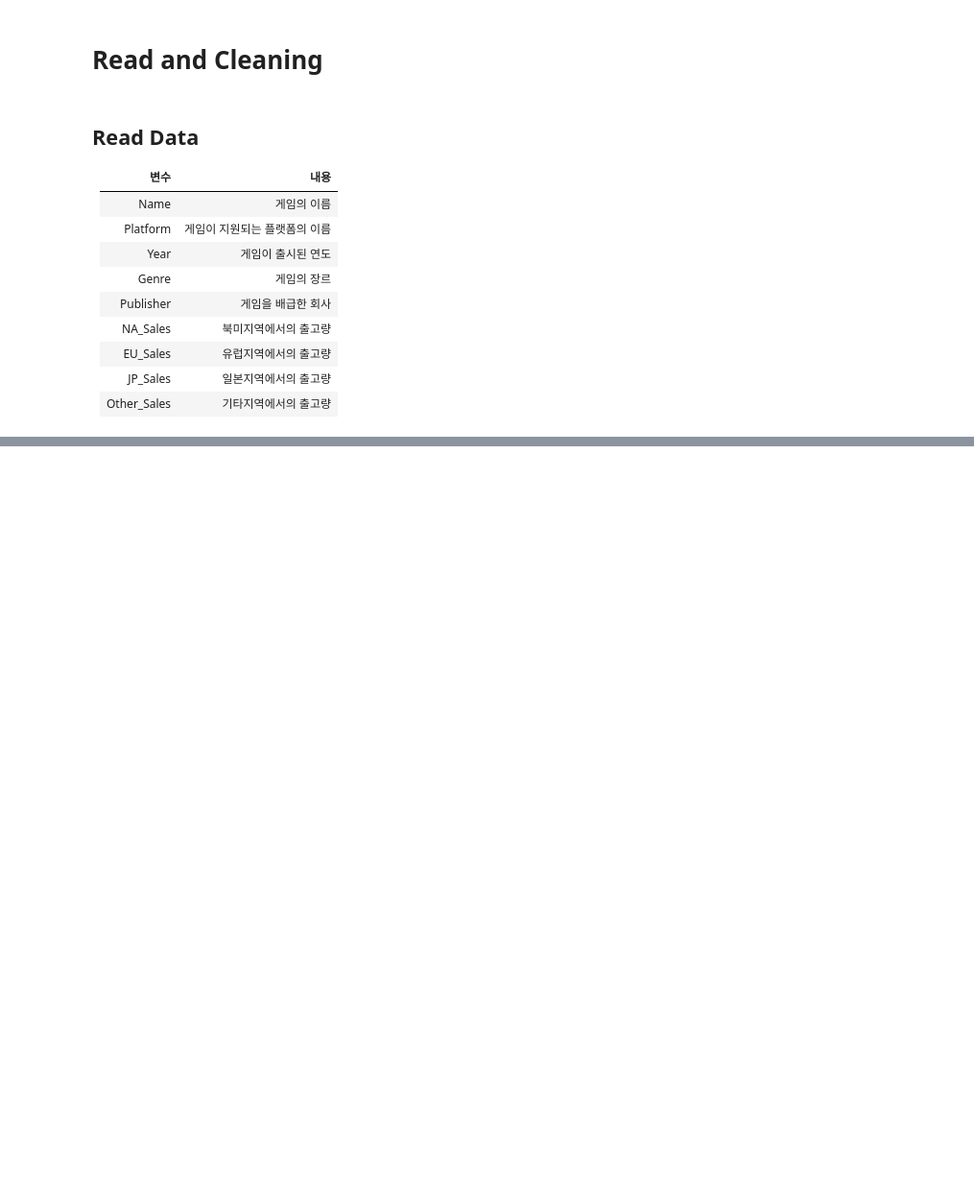
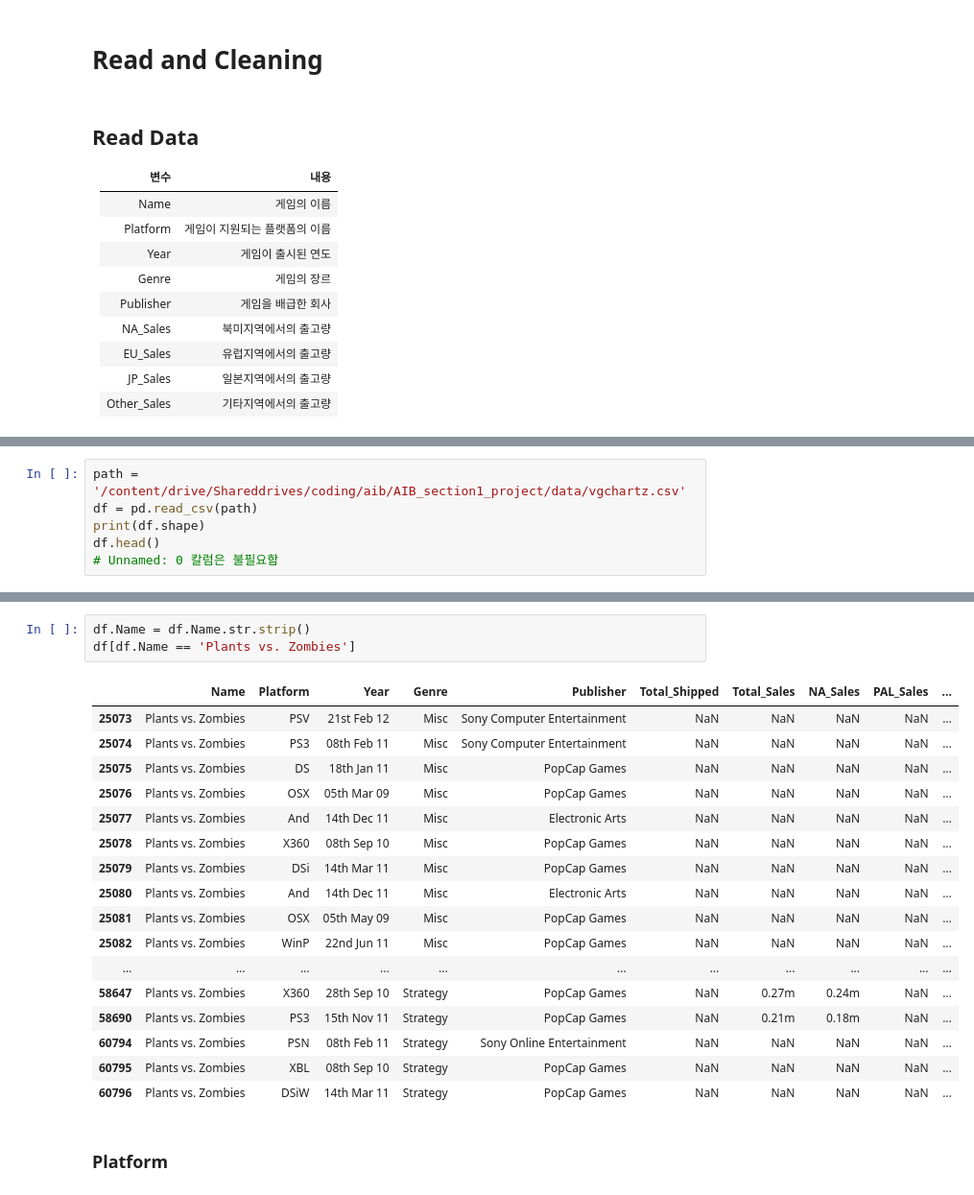
Before and after one commit to leeyeonjun85/AIB_Section_1_Project, a Jupyter notebook: EDA.ipynb, the cells around one changed output, grey strips where cells are left out. Shown at 96% size. Saved outputs shown, nothing was run; the diff lists cells and outputs as text; blank space fills up the shorter version.

```diff
--- a/EDA.ipynb
+++ b/EDA.ipynb
@@ -216,0 +96,6 @@ IntCastingNaNError: ignored
+# %%
+path = '/content/drive/Shareddrives/coding/aib/AIB_section1_project/data/vgchartz.csv'
+df = pd.read_csv(path)
+print(df.shape)
+df.head()
+# Unnamed: 0 칼럼은 불필요함
@@ -216,0 +165,23 @@ IntCastingNaNError: ignored
+# %%
+df.Name = df.Name.str.strip()
+df[df.Name == 'Plants vs. Zombies']
+# %% [output]
+|  | Name | Platform | Year | Genre | Publisher | Total_Shipped | Total_Sales | NA_Sales | PAL_Sales | ... |
+| 25073 | Plants vs. Zombies | PSV | 21st Feb 12 | Misc | Sony Computer Entertainment | NaN | NaN | NaN | NaN | ... |
+| 25074 | Plants vs. Zombies | PS3 | 08th Feb 11 | Misc | Sony Computer Entertainment | NaN | NaN | NaN | NaN | ... |
+| 25075 | Plants vs. Zombies | DS | 18th Jan 11 | Misc | PopCap Games | NaN | NaN | NaN | NaN | ... |
+| 25076 | Plants vs. Zombies | OSX | 05th Mar 09 | Misc | PopCap Games | NaN | NaN | NaN | NaN | ... |
+| 25077 | Plants vs. Zombies | And | 14th Dec 11 | Misc | Electronic Arts | NaN | NaN | NaN | NaN | ... |
+| 25078 | Plants vs. Zombies | X360 | 08th Sep 10 | Misc | PopCap Games | NaN | NaN | NaN | NaN | ... |
+| 25079 | Plants vs. Zombies | DSi | 14th Mar 11 | Misc | PopCap Games | NaN | NaN | NaN | NaN | ... |
+| 25080 | Plants vs. Zombies | And | 14th Dec 11 | Misc | Electronic Arts | NaN | NaN | NaN | NaN | ... |
+| 25081 | Plants vs. Zombies | OSX | 05th May 09 | Misc | PopCap Games | NaN | NaN | NaN | NaN | ... |
+| 25082 | Plants vs. Zombies | WinP | 22nd Jun 11 | Misc | PopCap Games | NaN | NaN | NaN | NaN | ... |
+| ... | ... | ... | ... | ... | ... | ... | ... | ... | ... | ... |
+| 58647 | Plants vs. Zombies | X360 | 28th Sep 10 | Strategy | PopCap Games | NaN | 0.27m | 0.24m | NaN | ... |
+| 58690 | Plants vs. Zombies | PS3 | 15th Nov 11 | Strategy | PopCap Games | NaN | 0.21m | 0.18m | NaN | ... |
+| 60794 | Plants vs. Zombies | PSN | 08th Feb 11 | Strategy | Sony Online Entertainment | NaN | NaN | NaN | NaN | ... |
+| 60795 | Plants vs. Zombies | XBL | 08th Sep 10 | Strategy | PopCap Games | NaN | NaN | NaN | NaN | ... |
+| 60796 | Plants vs. Zombies | DSiW | 14th Mar 11 | Strategy | PopCap Games | NaN | NaN | NaN | NaN | ... |
+# %% [markdown]
+### Platform
```
Also changed, not shown: parts of 63 cells of this notebook, 4 other files.
